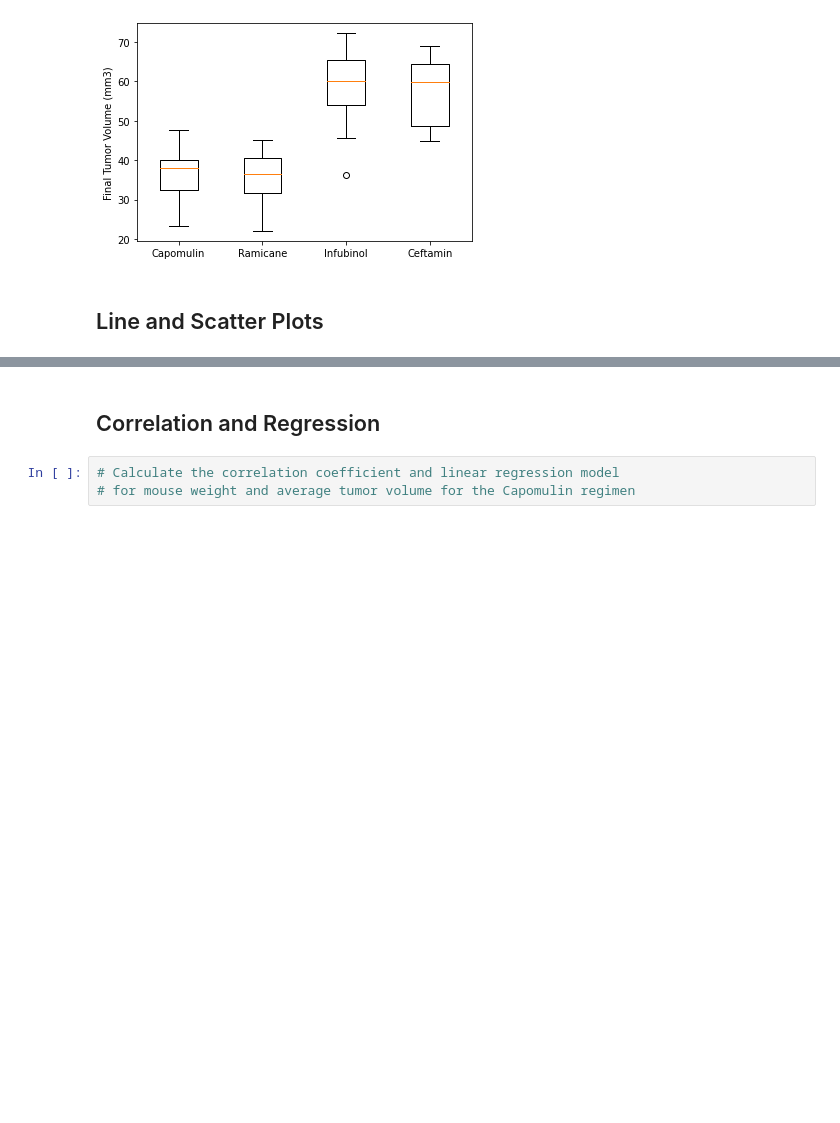
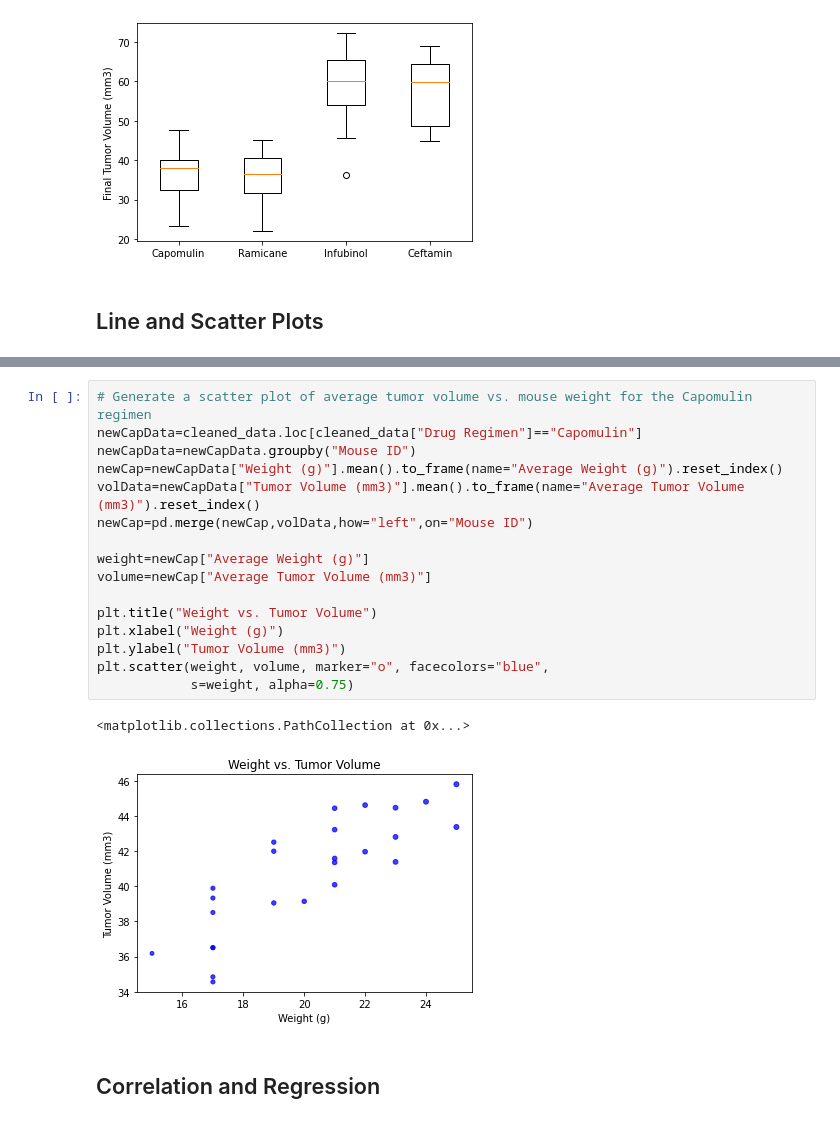
Before and after one commit to RBLevine/matplotlib-challenge, a Jupyter notebook: Pymaceuticals/pymaceuticals_starter.ipynb, the cells around one changed output, grey strips where cells are left out. Saved outputs shown, nothing was run; the diff lists cells and outputs as text; blank space fills up the shorter version.

```diff
--- a/Pymaceuticals/pymaceuticals_starter.ipynb
+++ b/Pymaceuticals/pymaceuticals_starter.ipynb
@@ -319,5 +330,21 @@ plt.show()
+# %%
+# Generate a scatter plot of average tumor volume vs. mouse weight for the Capomulin regimen
+newCapData=cleaned_data.loc[cleaned_data["Drug Regimen"]=="Capomulin"]
+newCapData=newCapData.groupby("Mouse ID")
+newCap=newCapData["Weight (g)"].mean().to_frame(name="Average Weight (g)").reset_index()
+volData=newCapData["Tumor Volume (mm3)"].mean().to_frame(name="Average Tumor Volume (mm3)").reset_index()
+newCap=pd.merge(newCap,volData,how="left",on="Mouse ID")
+
+weight=newCap["Average Weight (g)"]
+volume=newCap["Average Tumor Volume (mm3)"]
+
+plt.title("Weight vs. Tumor Volume")
+plt.xlabel("Weight (g)")
+plt.ylabel("Tumor Volume (mm3)")
+plt.scatter(weight, volume, marker="o", facecolors="blue",
+            s=weight, alpha=0.75)
+# %% [output]
+<matplotlib.collections.PathCollection at 0x...>
+[figure, added]
 # %% [markdown]
 ## Correlation and Regression
-# %%
-# Calculate the correlation coefficient and linear regression model
-# for mouse weight and average tumor volume for the Capomulin regimen
```
Also changed, not shown: parts of 4 cells of this notebook.
